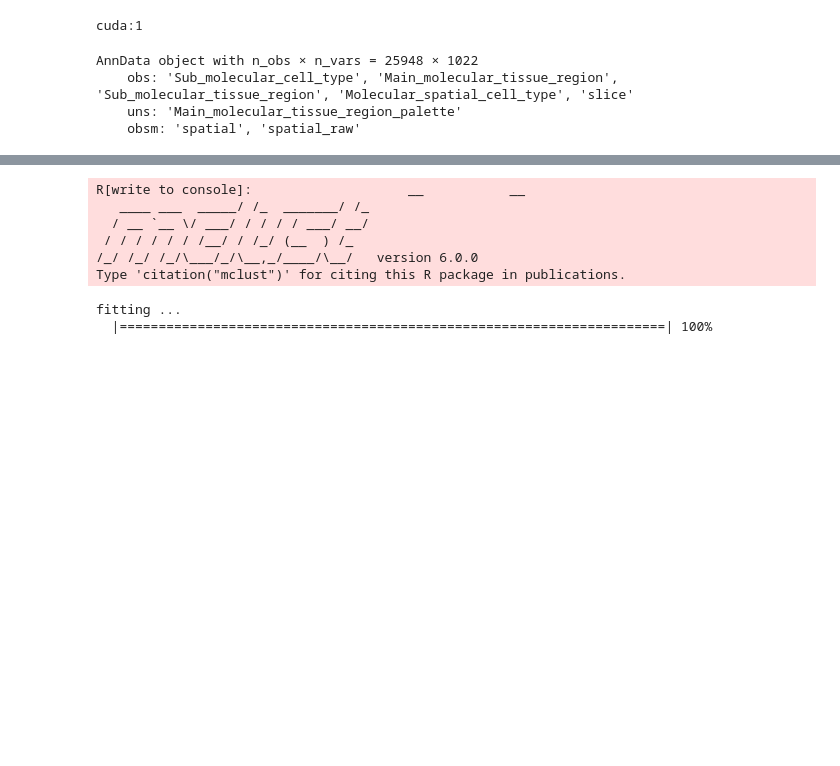
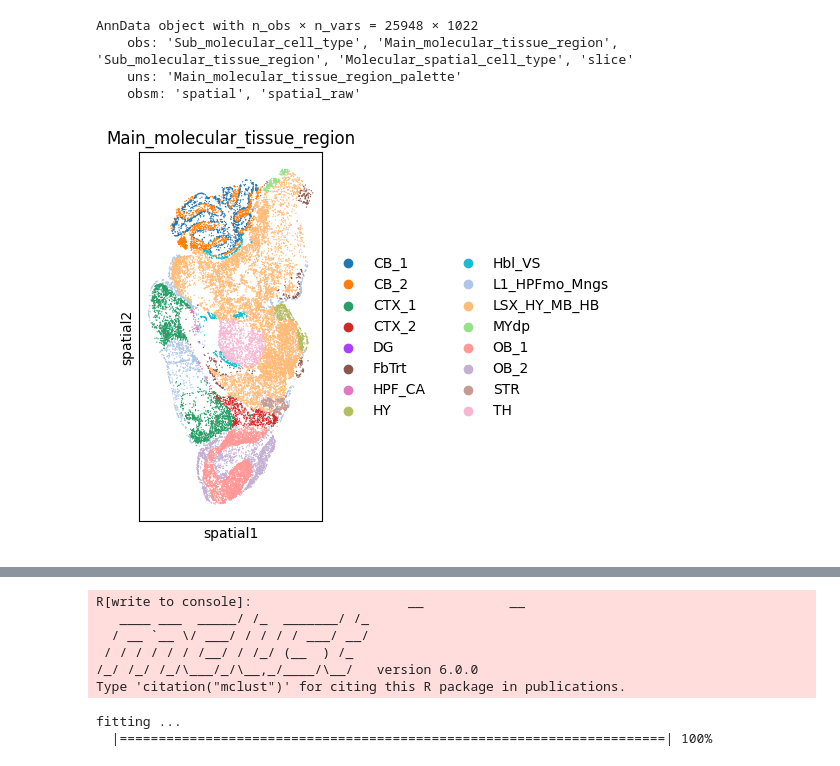
Before and after one commit to Briskzxm/GARDEN, a Jupyter notebook: Tutorial/STARmap PLUS.ipynb, the cells around one changed output, grey strips where cells are left out. Drawn from its saved outputs; the diff is of its cells as text; code cells hidden in the pictures; blank space fills up the shorter version.

```diff
--- a/Tutorial/STARmap PLUS.ipynb
+++ b/Tutorial/STARmap PLUS.ipynb
@@ -8,8 +8,6 @@ import pandas as pd
 from sklearn import metrics
 import multiprocessing as mp
 from GARDEN import GARDEN
-device = torch.device('cuda:1' if torch.cuda.is_available() else 'cpu')
-os.environ['R_HOME'] = "/root/miniconda3/envs/STAR/lib/R"
+device = torch.device('cuda' if torch.cuda.is_available() else 'cpu')
+os.environ['R_HOME'] = "/home/zhangxinming/anaconda3/envs/Test/lib/R"
-# %% [output]
-cuda:1
 # %%
@@ -20,4 +19,8 @@ AnnData object with n_obs × n_vars = 25948 × 1022
     obs: 'Sub_molecular_cell_type', 'Main_molecular_tissue_region', 'Sub_molecular_tissue_region', 'Molecular_spatial_cell_type', 'slice'
     uns: 'Main_molecular_tissue_region_palette'
     obsm: 'spatial', 'spatial_raw'
+# %%
+sc.pl.spatial(adata,color = 'Main_molecular_tissue_region',spot_size=300)
+# %% [output]
+[figure, added]
 # %%
```
Also changed, not shown: parts of 5 cells of this notebook.
